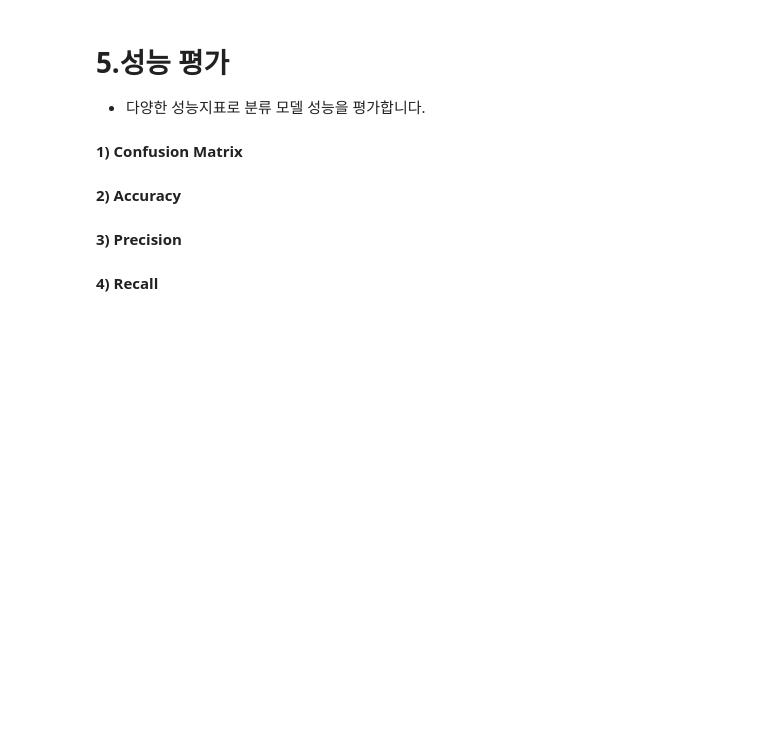
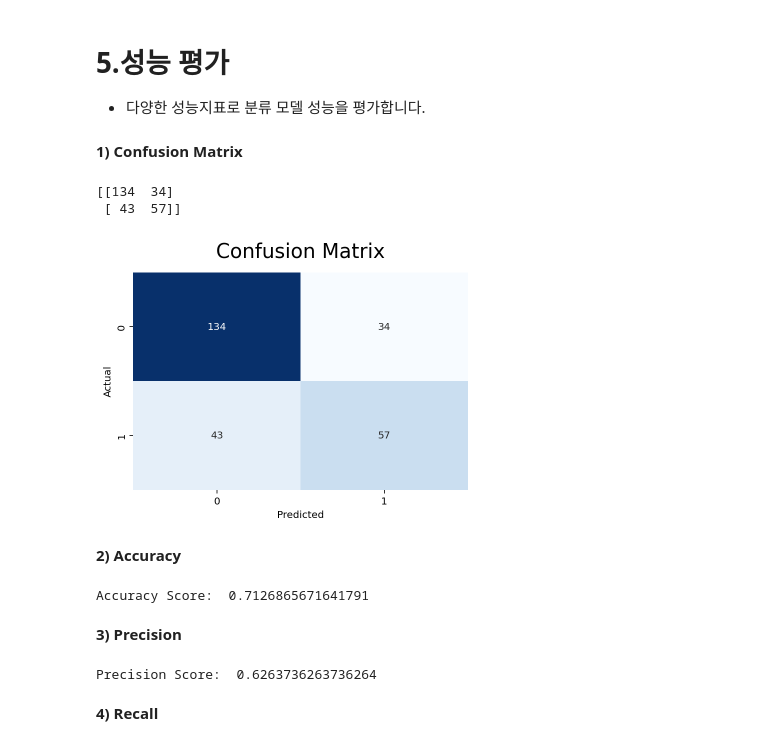
Before and after one commit to ringolove/aivle2201, a Jupyter notebook: ML/익히기/실습02_03_성능평가(Titanic).ipynb, the cells around one changed output. Drawn from its saved outputs; the diff is of its cells as text; code cells hidden in the pictures; blank space fills up the shorter version.

```diff
--- a/ML/익히기/실습02_03_성능평가(Titanic).ipynb
+++ b/ML/익히기/실습02_03_성능평가(Titanic).ipynb
@@ -79,3 +137,9 @@ drop_cols = ['PassengerId', 'Name', 'Ticket', 'Cabin']
+# %%
+# 모듈 불러오기
+from sklearn.model_selection import train_test_split
+
+# 7:3으로 분리
+x_train, x_test, y_train, y_test = train_test_split(x, y, test_size=0.3, random_state=2022)
 # %% [markdown]
 # 4.모델링
 
@@ -90,4 +155,6 @@ drop_cols = ['PassengerId', 'Name', 'Ticket', 'Cabin']
 # %%
 # 2단계: 선언하기
+model = KNeighborsClassifier()
 # %%
 # 3단계: 학습하기
+model.fit(x_train, y_train)
@@ -94,5 +163,6 @@ drop_cols = ['PassengerId', 'Name', 'Ticket', 'Cabin']
 # %%
 # 4단계: 예측하기
+y_pred = model.predict(x_test)
 # %% [markdown]
 # 5.성능 평가
 
@@ -101,6 +171,10 @@ drop_cols = ['PassengerId', 'Name', 'Ticket', 'Cabin']
 **1) Confusion Matrix**
 # %%
 # 모듈 불러오기
-
+from sklearn.metrics import confusion_matrix
 
 # 성능 평가
+print(confusion_matrix(y_test, y_pred))
+# %% [output]
+[[134  34]
+ [ 43  57]]
@@ -109,17 +181,36 @@ drop_cols = ['PassengerId', 'Name', 'Ticket', 'Cabin']
+# %%
+# 혼동행렬 시각화
+sns.heatmap(confusion_matrix(y_test, y_pred),
+            annot=True,
+            cmap="Blues",
+            fmt='g',
+            cbar=False)
+plt.xlabel('Predicted')
+plt.ylabel('Actual')
+plt.title('Confusion Matrix', size=20, pad=15)
+plt.show()
+# %% [output]
+[figure, added]
 # %% [markdown]
 **2) Accuracy**
 # %%
 # 모듈 불러오기
-
+from sklearn.metrics import accuracy_score
 
 # 성능 평가
+print('Accuracy Score: ', accuracy_score(y_test, y_pred))
+# %% [output]
+Accuracy Score:  0.7126865671641791
 # %% [markdown]
 **3) Precision**
 # %%
 # 모듈 불러오기
-
+from sklearn.metrics import precision_score
 
 # 성능 평가
+print('Precision Score: ', precision_score(y_test, y_pred))
+# %% [output]
+Precision Score:  0.6263736263736264
 # %% [markdown]
 **4) Recall**
 # %%
```
Also changed, not shown: parts of 19 cells of this notebook, 3 other files.
